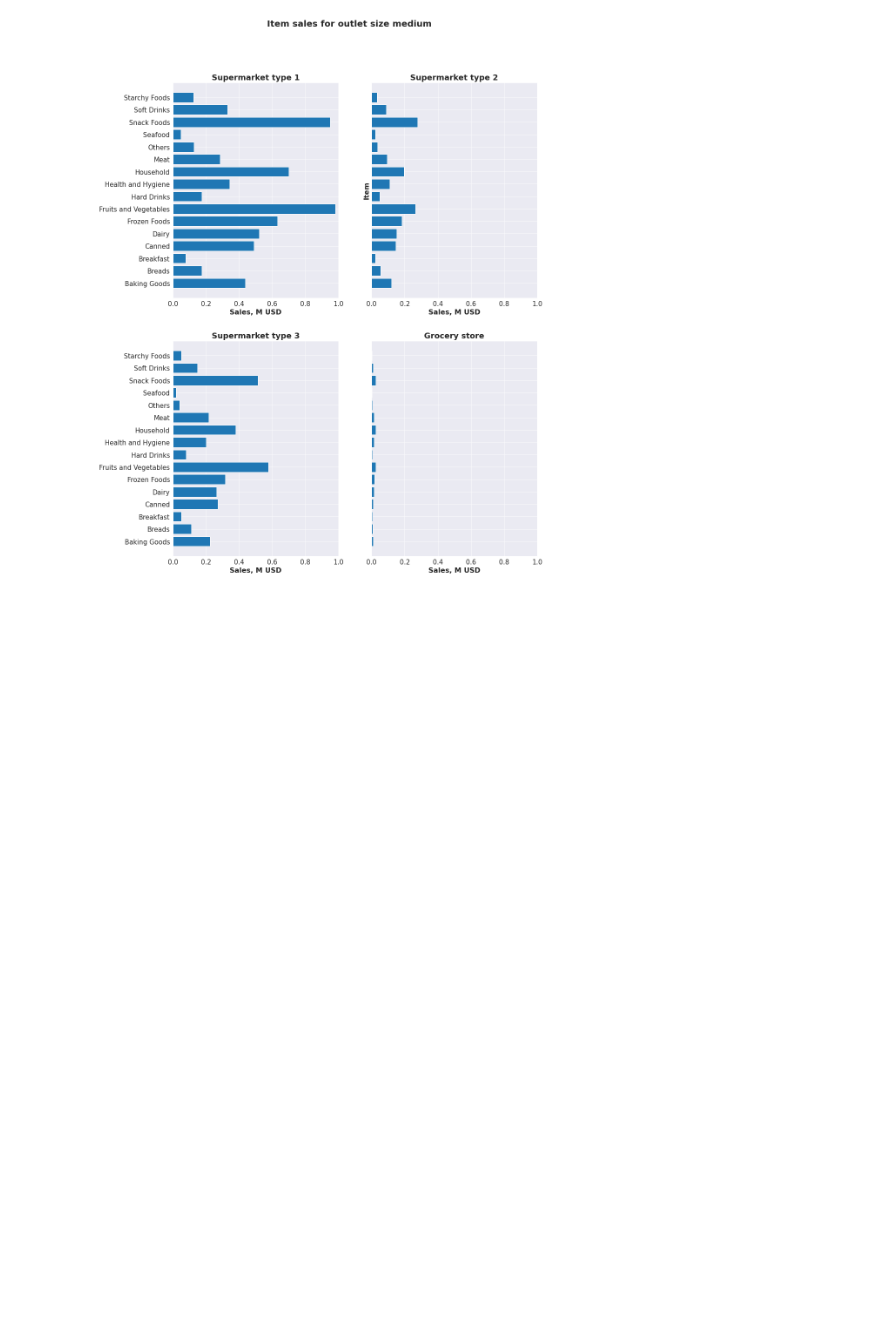
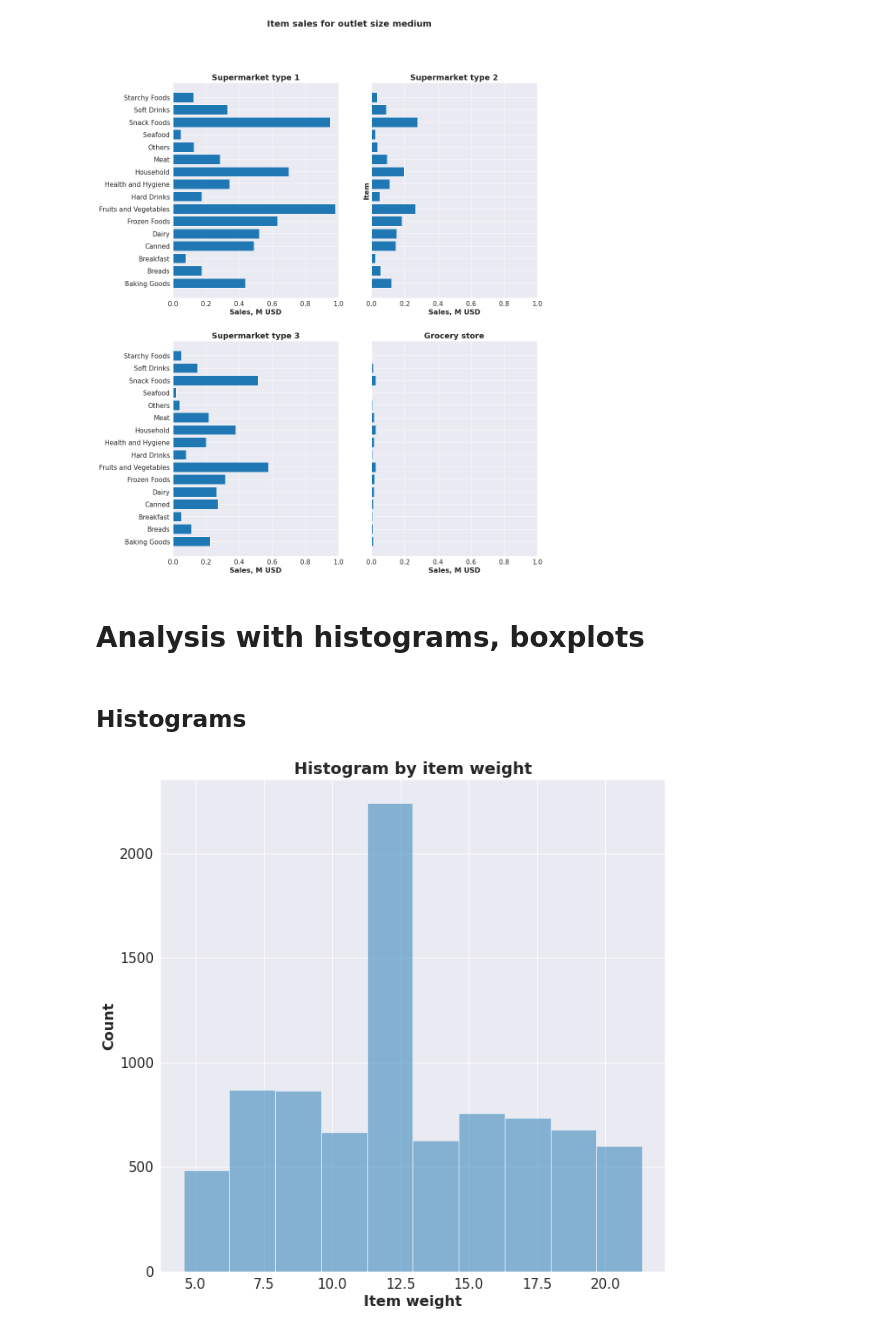
Before and after one commit to WilliamMejiaG/sales-predictions, a Jupyter notebook: Sales_predictions.ipynb, the cells around one changed output. Drawn from its saved outputs; the diff is of its cells as text; code cells hidden in the pictures; blank space fills up the shorter version.

```diff
--- a/Sales_predictions.ipynb
+++ b/Sales_predictions.ipynb
@@ -341,3 +344,17 @@ ax[1][1].set_xlim(0,1)
 # %% [output]
 (0.0, 1.0)
 [figure]
+# %% [markdown]
+# Analysis with histograms, boxplots
+# %% [markdown]
+## Histograms
+# %%
+sns.set_style("darkgrid")
+fig, ax = plt.subplots(nrows = 1, ncols = 1, figsize = (10,10))
+df['Item_Weight'].hist(ax=ax, alpha = 0.5)
+ax.set_title('Histogram by item weight', fontsize = 18, fontweight = 'bold')
+ax.set_xlabel('Item weight', fontsize = 16, fontweight = 'bold')
+ax.set_ylabel('Count', fontsize = 16, fontweight = 'bold')
+ax.tick_params(axis='both', labelsize= 15)
+# %% [output]
+[figure, added]
```
Also changed, not shown: parts of 13 cells of this notebook.
